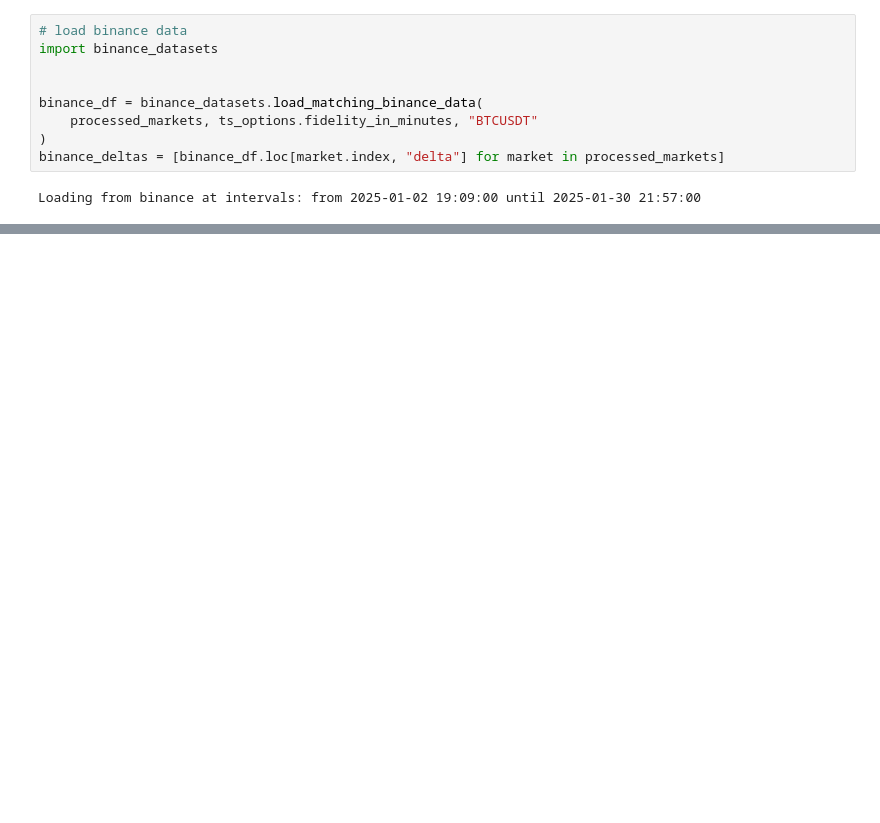
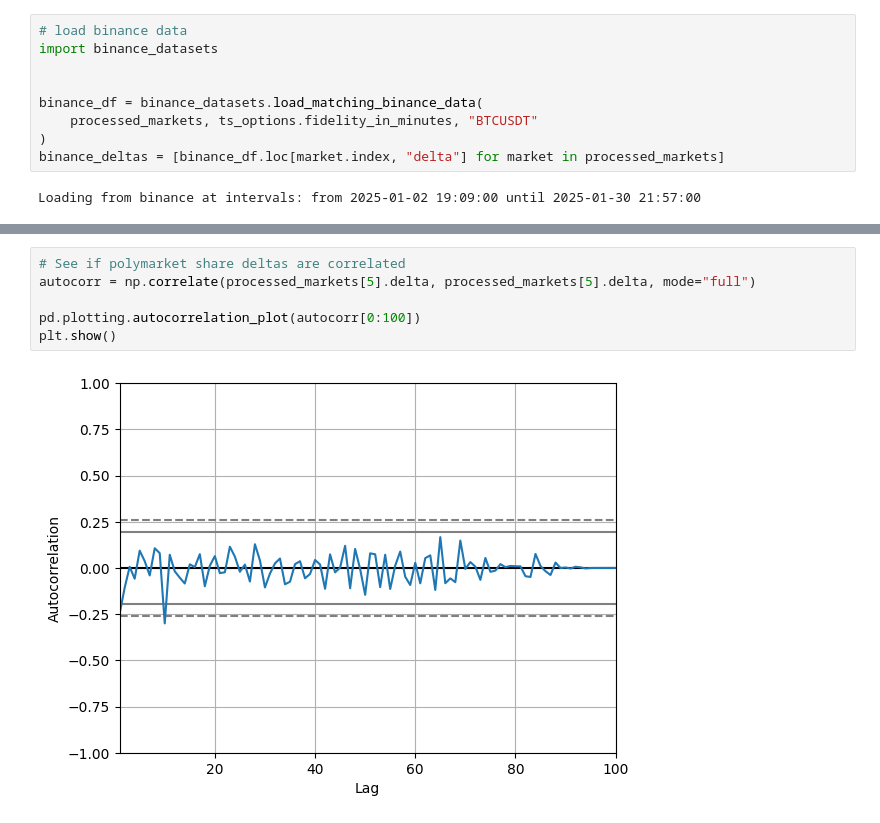
Before and after one commit to DiceNameIsMy/algotrading, a Jupyter notebook: src/experiment.ipynb, the cells around one changed output, grey strips where cells are left out. Saved outputs shown, nothing was run; the diff lists cells and outputs as text; blank space fills up the shorter version.

```diff
--- a/src/experiment.ipynb
+++ b/src/experiment.ipynb
@@ -67,3 +58,11 @@ array([  1809.5712,   -836.5953,   4435.7503, -20326.4722,   1380.8795,
+# %%
+# See if polymarket share deltas are correlated
+autocorr = np.correlate(processed_markets[5].delta, processed_markets[5].delta, mode="full")
+
+pd.plotting.autocorrelation_plot(autocorr[0:100])
+plt.show()
+# %% [output]
+[figure, added]
 # %%
 def trading_func_use_all(
     idx: int,
```
Also changed, not shown: parts of 19 cells of this notebook, 3 other files.
